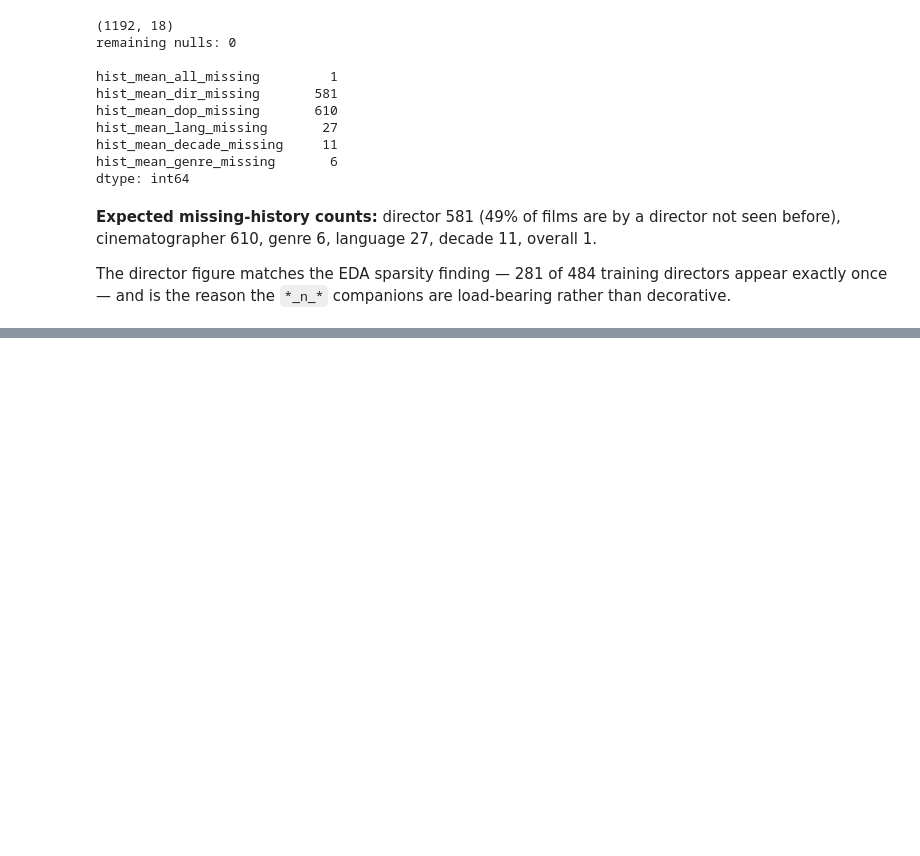
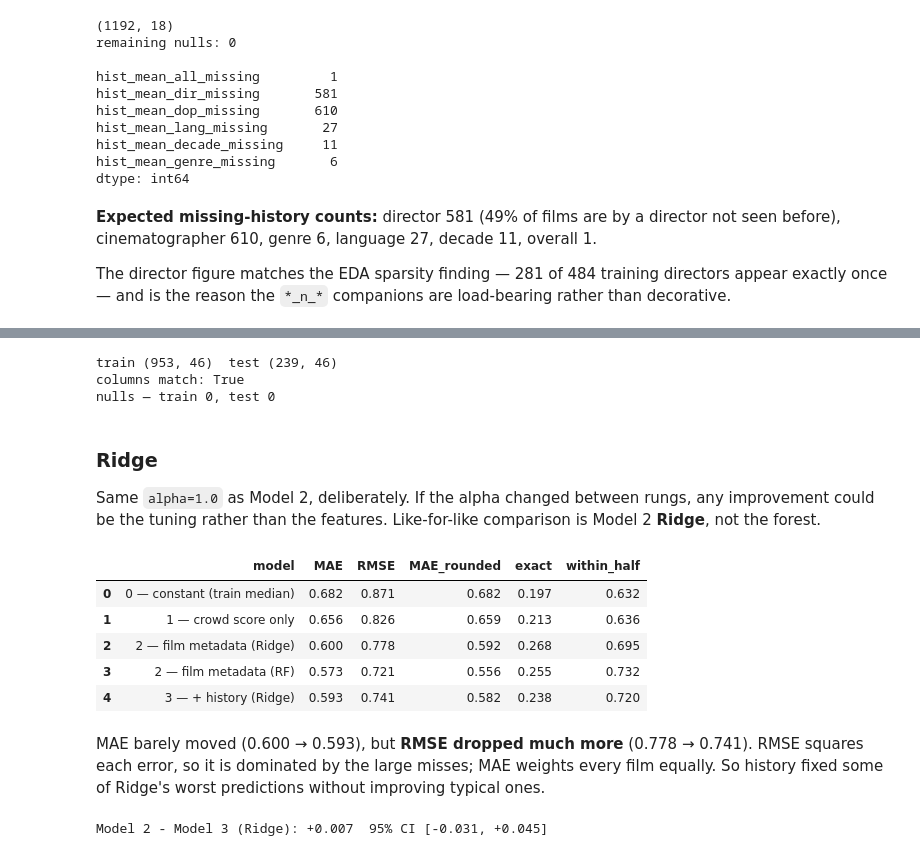
Before and after one commit to Roborohan/Letterboxd-Regression-Capstone, a Jupyter notebook: 04_models.ipynb, the cells around one changed output, grey strips where cells are left out. Cells and saved outputs as stored; diff of their text form; code cells hidden in the pictures; blank space fills up the shorter version.

```diff
--- a/04_models.ipynb
+++ b/04_models.ipynb
@@ -825,0 +841,42 @@ than decorative.
+# %%
+X3_all = pd.concat([build_features_F(df), H_all], axis=1)
+
+X3_train = X3_all[:split_idx]
+X3_test  = X3_all[split_idx:]
+
+print(f"train {X3_train.shape}  test {X3_test.shape}")
+print(f"columns match: {list(X3_train.columns) == list(X3_test.columns)}")
+print(f"nulls — train {X3_train.isna().sum().sum()}, test {X3_test.isna().sum().sum()}")
+# %% [output]
+train (953, 46)  test (239, 46)
+columns match: True
+nulls — train 0, test 0
+# %% [markdown]
+### Ridge
+
+Same `alpha=1.0` as Model 2, deliberately. If the alpha changed between rungs, any
+improvement could be the tuning rather than the features. Like-for-like comparison is
+Model 2 **Ridge**, not the forest.
+# %%
+ridge_3 = make_pipeline(StandardScaler(), Ridge(alpha=1.0))
+ridge_3.fit(X3_train, train["rating"])
+pred_3r = ridge_3.predict(X3_test)
+
+results.append(evaluate(test["rating"], pred_3r, "3 — + history (Ridge)"))
+pd.DataFrame(results).round(3)
+# %% [output]
+|  | model | MAE | RMSE | MAE_rounded | exact | within_half |
+| 0 | 0 — constant (train median) | 0.682 | 0.871 | 0.682 | 0.197 | 0.632 |
+| 1 | 1 — crowd score only | 0.656 | 0.826 | 0.659 | 0.213 | 0.636 |
+| 2 | 2 — film metadata (Ridge) | 0.600 | 0.778 | 0.592 | 0.268 | 0.695 |
+| 3 | 2 — film metadata (RF) | 0.573 | 0.721 | 0.556 | 0.255 | 0.732 |
+| 4 | 3 — + history (Ridge) | 0.593 | 0.741 | 0.582 | 0.238 | 0.720 |
+# %% [markdown]
+MAE barely moved (0.600 → 0.593), but **RMSE dropped much more** (0.778 → 0.741).
+RMSE squares each error, so it is dominated by the large misses; MAE weights every film
+equally. So history fixed some of Ridge's worst predictions without improving typical ones.
+# %%
+diff, (lo, hi) = bootstrap_mae_diff(test["rating"], pred_2r, pred_3r)
+print(f"Model 2 - Model 3 (Ridge): {diff:+.3f}  95% CI [{lo:+.3f}, {hi:+.3f}]")
+# %% [output]
+Model 2 - Model 3 (Ridge): +0.007  95% CI [-0.031, +0.045]
```
Also changed, not shown: parts of 29 cells of this notebook.
